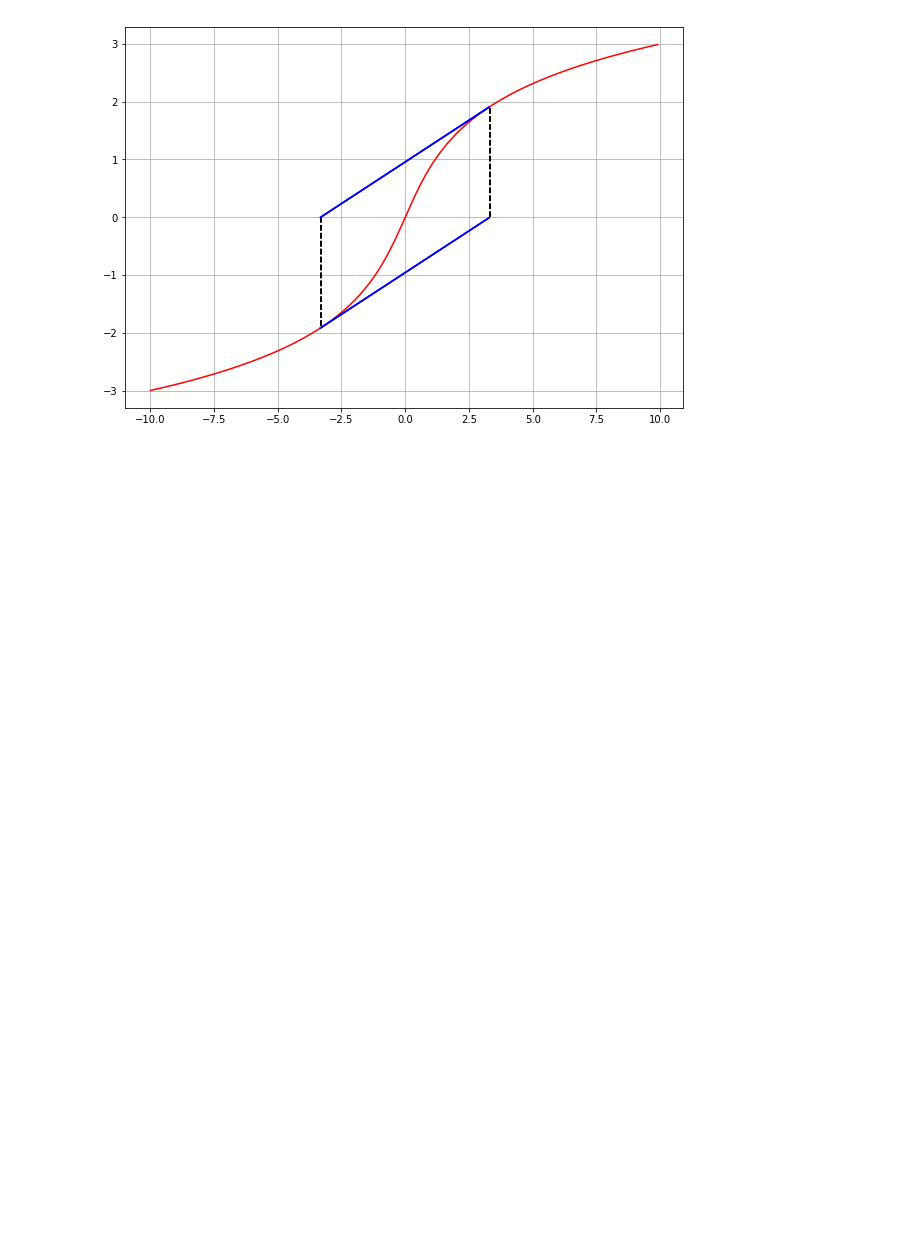
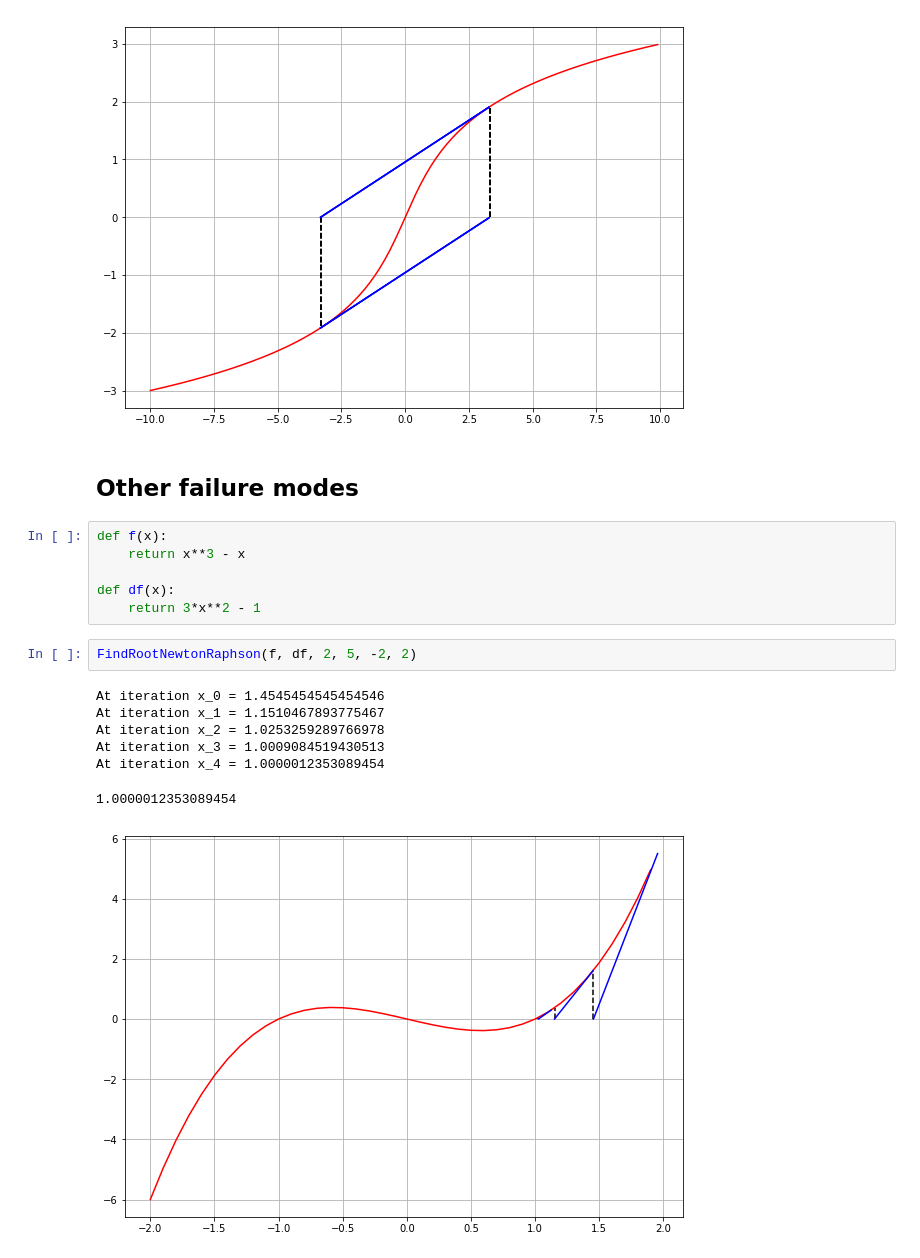
Before and after one commit to nielsw2/ACM20030-Examples, a Jupyter notebook: RootFinding/Newton-Raphson-visualize.ipynb, the cells around one changed output. Saved outputs shown, nothing was run; the diff lists cells and outputs as text; blank space fills up the shorter version.

```diff
--- a/RootFinding/Newton-Raphson-visualize.ipynb
+++ b/RootFinding/Newton-Raphson-visualize.ipynb
@@ -122,3 +122,21 @@ At iteration x_4 = -3.3198263863951483
 At iteration x_5 = 3.3198263863951483
 3.3198263863951483
 [figure]
+# %% [markdown]
+## Other failure modes
+# %%
+def f(x):
+    return x**3 - x
+
+def df(x):
+    return 3*x**2 - 1
+# %%
+FindRootNewtonRaphson(f, df, 2, 5, -2, 2)
+# %% [output]
+At iteration x_0 = 1.4545454545454546
+At iteration x_1 = 1.1510467893775467
+At iteration x_2 = 1.0253259289766978
+At iteration x_3 = 1.0009084519430513
+At iteration x_4 = 1.0000012353089454
+1.0000012353089454
+[figure, added]
```
Also changed, not shown: parts of 4 cells of this notebook.
